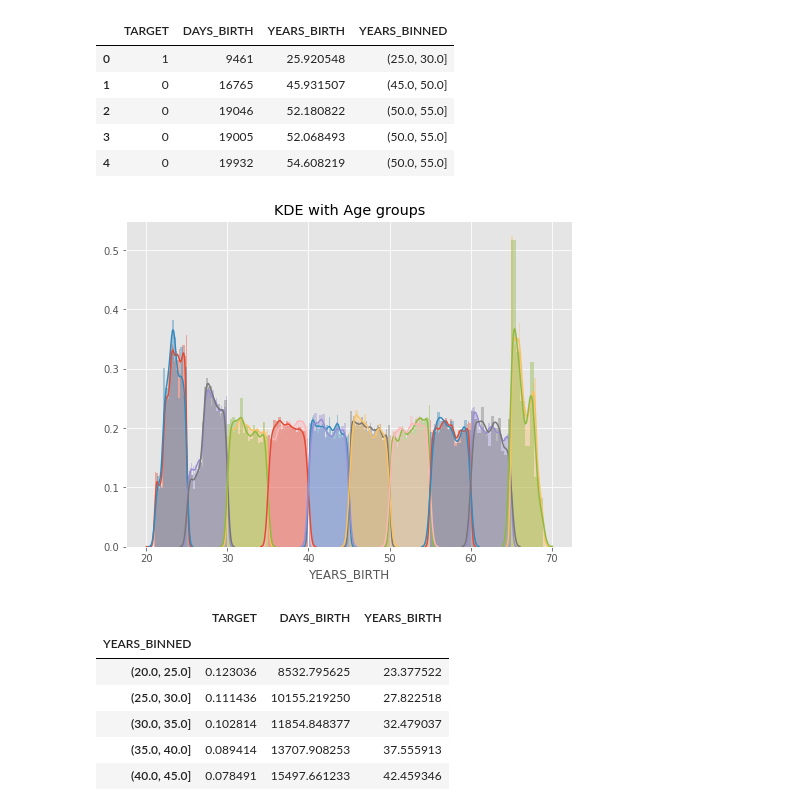
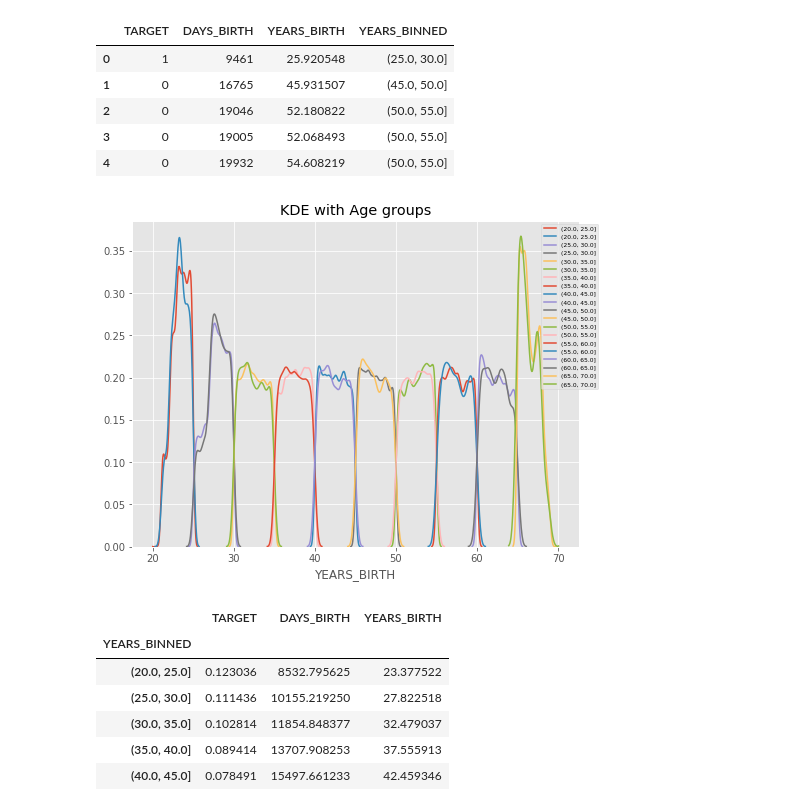
Before and after one commit to stevenHuang0604/ML100Days, a Jupyter notebook: homework/Day_016/Day_016_HW.ipynb, the cells around one changed output. Cells and saved outputs as stored; diff of their text form; code cells hidden in the pictures.

```diff
--- a/homework/Day_016/Day_016_HW.ipynb
+++ b/homework/Day_016/Day_016_HW.ipynb
@@ -82,21 +82,23 @@ Name: YEARS_BINNED, dtype: int64
 # %%
 # 繪圖前先排序 / 分組
 """
 Your Code Here
 """
 year_group_sorted = age_data.sort_values(by='YEARS_BINNED')['YEARS_BINNED'].unique()
 
 plt.figure(figsize=(8,6))
 for i in range(len(year_group_sorted)):
     sns.distplot(age_data.loc[(age_data['YEARS_BINNED'] == year_group_sorted[i]) & \
-                              (age_data['TARGET'] == 0), 'YEARS_BIRTH'], label = str(year_group_sorted[i]))
+                              (age_data['TARGET'] == 0), 'YEARS_BIRTH'], label = str(year_group_sorted[i]),hist=False)
 
     sns.distplot(age_data.loc[(age_data['YEARS_BINNED'] == year_group_sorted[i]) & \
-                              (age_data['TARGET'] == 1), 'YEARS_BIRTH'], label = str(year_group_sorted[i]))
+                              (age_data['TARGET'] == 1), 'YEARS_BIRTH'], label = str(year_group_sorted[i]),hist=False)
+#hist=False:面積不填滿
 plt.title('KDE with Age groups')
+plt.legend(bbox_to_anchor=(1.05, 1.0), loc=1, prop={'size': 6}) #bbox_to_anchor:圖例放在圖外
 plt.show()
 # %% [output]
-[figure, old version]
+[figure, new version]
 # %%
 # 計算每個年齡區間的 Target、DAYS_BIRTH與 YEARS_BIRTH 的平均值
 age_groups  = age_data.groupby('YEARS_BINNED').mean()
```
Also changed, not shown: parts of 1 cell of this notebook.
